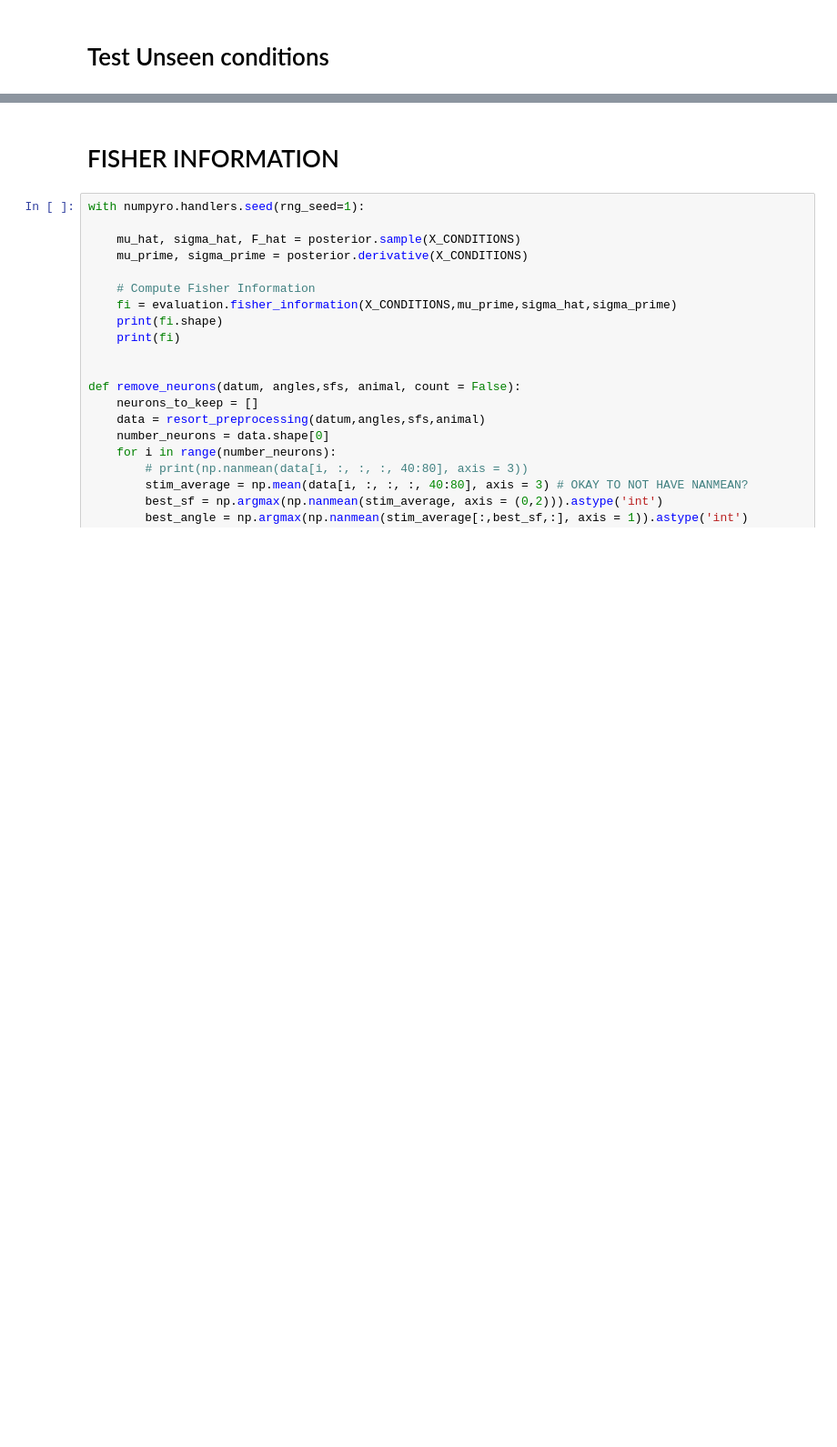
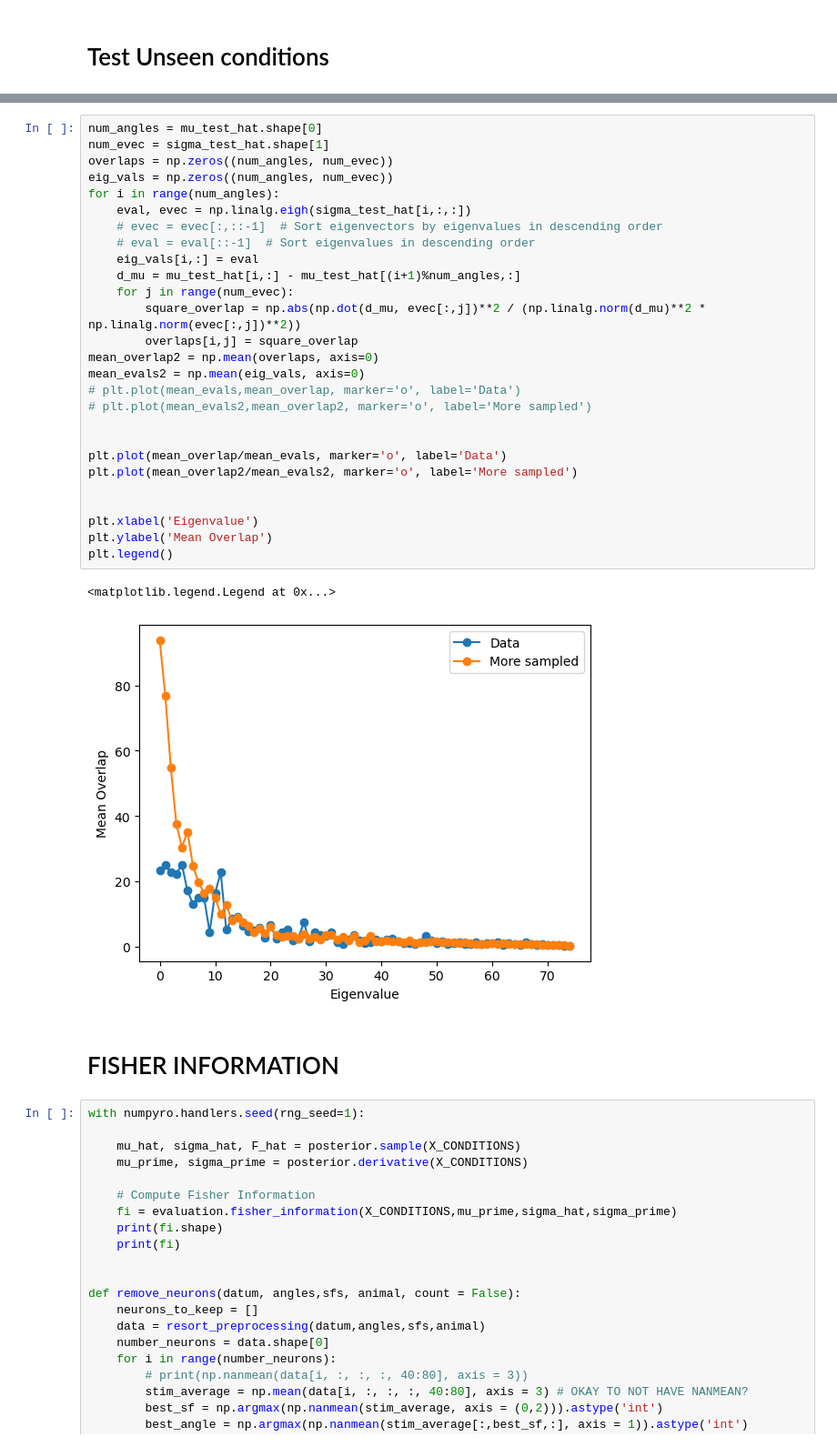
Before and after one commit to scastedo/wishart-process, a Jupyter notebook: z_castedo_wishart_test_2.ipynb, the cells around one changed output, grey strips where cells are left out. Shown at 91% size. Saved outputs shown, nothing was run; the diff lists cells and outputs as text; blank space fills up the shorter version.

```diff
--- a/z_castedo_wishart_test_2.ipynb
+++ b/z_castedo_wishart_test_2.ipynb
@@ -401,3 +428,33 @@ sigma_test_hat has nans
+# %%
+num_angles = mu_test_hat.shape[0]
+num_evec = sigma_test_hat.shape[1]
+overlaps = np.zeros((num_angles, num_evec))
+eig_vals = np.zeros((num_angles, num_evec))
+for i in range(num_angles):
+    eval, evec = np.linalg.eigh(sigma_test_hat[i,:,:])
+    # evec = evec[:,::-1]  # Sort eigenvectors by eigenvalues in descending order
+    # eval = eval[::-1]  # Sort eigenvalues in descending order
+    eig_vals[i,:] = eval
+    d_mu = mu_test_hat[i,:] - mu_test_hat[(i+1)%num_angles,:]
+    for j in range(num_evec):
+        square_overlap = np.abs(np.dot(d_mu, evec[:,j])**2 / (np.linalg.norm(d_mu)**2 * np.linalg.norm(evec[:,j])**2))
+        overlaps[i,j] = square_overlap
+mean_overlap2 = np.mean(overlaps, axis=0)
+mean_evals2 = np.mean(eig_vals, axis=0)
+# plt.plot(mean_evals,mean_overlap, marker='o', label='Data')
+# plt.plot(mean_evals2,mean_overlap2, marker='o', label='More sampled')
+
+
+plt.plot(mean_overlap/mean_evals, marker='o', label='Data')
+plt.plot(mean_overlap2/mean_evals2, marker='o', label='More sampled')
+
+
+plt.xlabel('Eigenvalue')
+plt.ylabel('Mean Overlap')
+plt.legend()
+# %% [output]
+<matplotlib.legend.Legend at 0x...>
+[figure, added]
 # %% [markdown]
 # FISHER INFORMATION
 # %%
```
Also changed, not shown: parts of 4 cells of this notebook, 2 other files.
